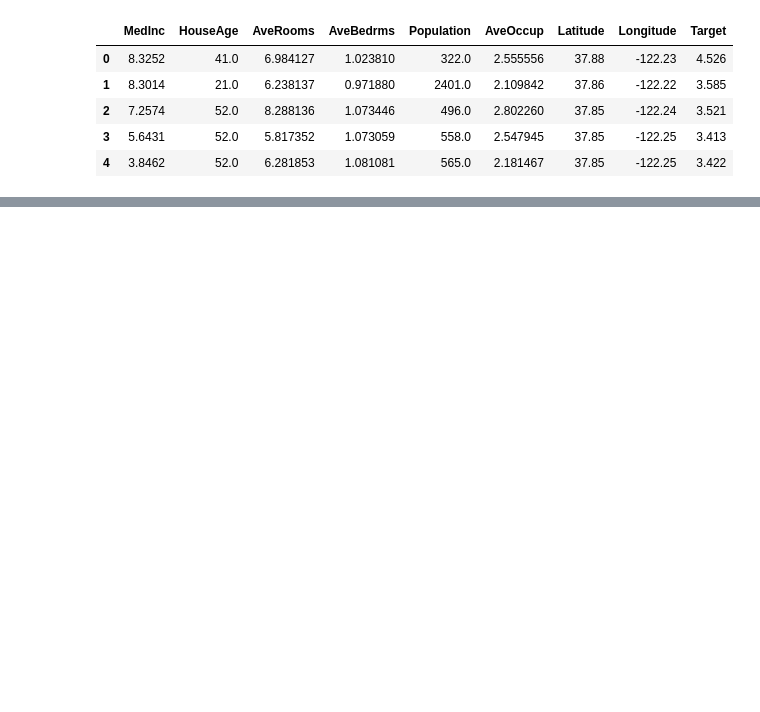
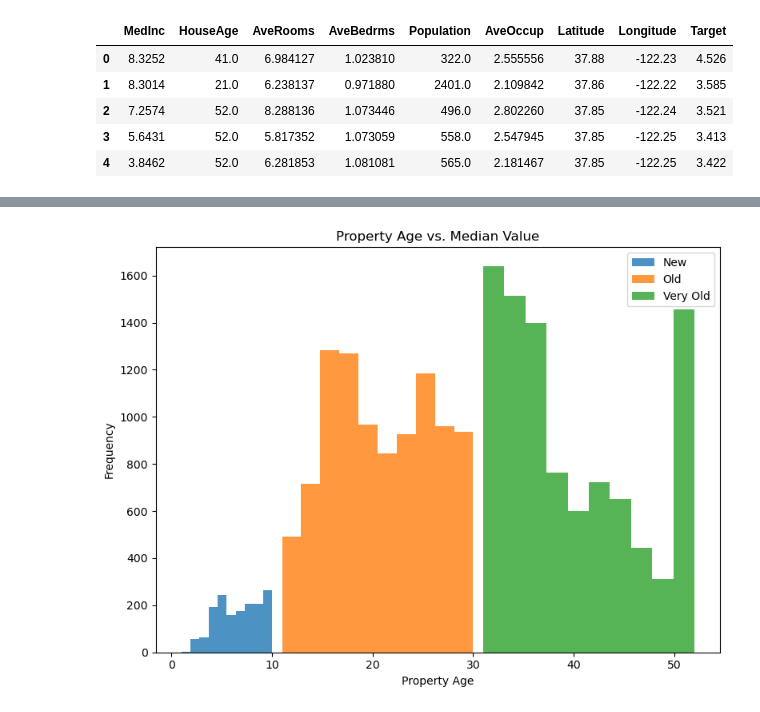
Before and after one commit to VarvaraKorableva/DI-BOOTCAMP_TTA8, a Jupyter notebook: week5/day4/CaliforniaHousing/CaliforniaHousing.ipynb, the cells around one changed output, grey strips where cells are left out. Cells and saved outputs as stored; diff of their text form; code cells hidden in the pictures; blank space fills up the shorter version.

```diff
--- a/week5/day4/CaliforniaHousing/CaliforniaHousing.ipynb
+++ b/week5/day4/CaliforniaHousing/CaliforniaHousing.ipynb
@@ -103,0 +87,26 @@ plt.show()
+# %%
+data = fetch_california_housing()
+df = pd.DataFrame(data['data'], columns=data['feature_names'])
+df['Target'] = data['target']
+
+new_condition = df['HouseAge'] <= 10
+old_condition = (df['HouseAge'] >= 11) & (df['HouseAge'] <= 30)
+very_old_condition = df['HouseAge'] > 30
+
+plt.figure(figsize=(8, 6))
+
+plt.hist(df.loc[new_condition, 'HouseAge'], alpha=0.8, label=f'New')
+plt.hist(df.loc[old_condition, 'HouseAge'], alpha=0.8, label=f'Old')
+plt.hist(df.loc[very_old_condition, 'HouseAge'], alpha=0.8, label=f'Very Old')
+
+#age_price = encoded_categories.set_index(df['Target'].astype('int'))
+#age_price = age_price.groupby('Target').sum()
+
+plt.xlabel('Property Age')
+plt.ylabel('Frequency')
+plt.title('Property Age vs. Median Value')
+plt.legend()
+plt.tight_layout()
+plt.show()
+# %% [output]
+[figure, added]
```
Also changed, not shown: parts of 4 cells of this notebook, 2 other files.
